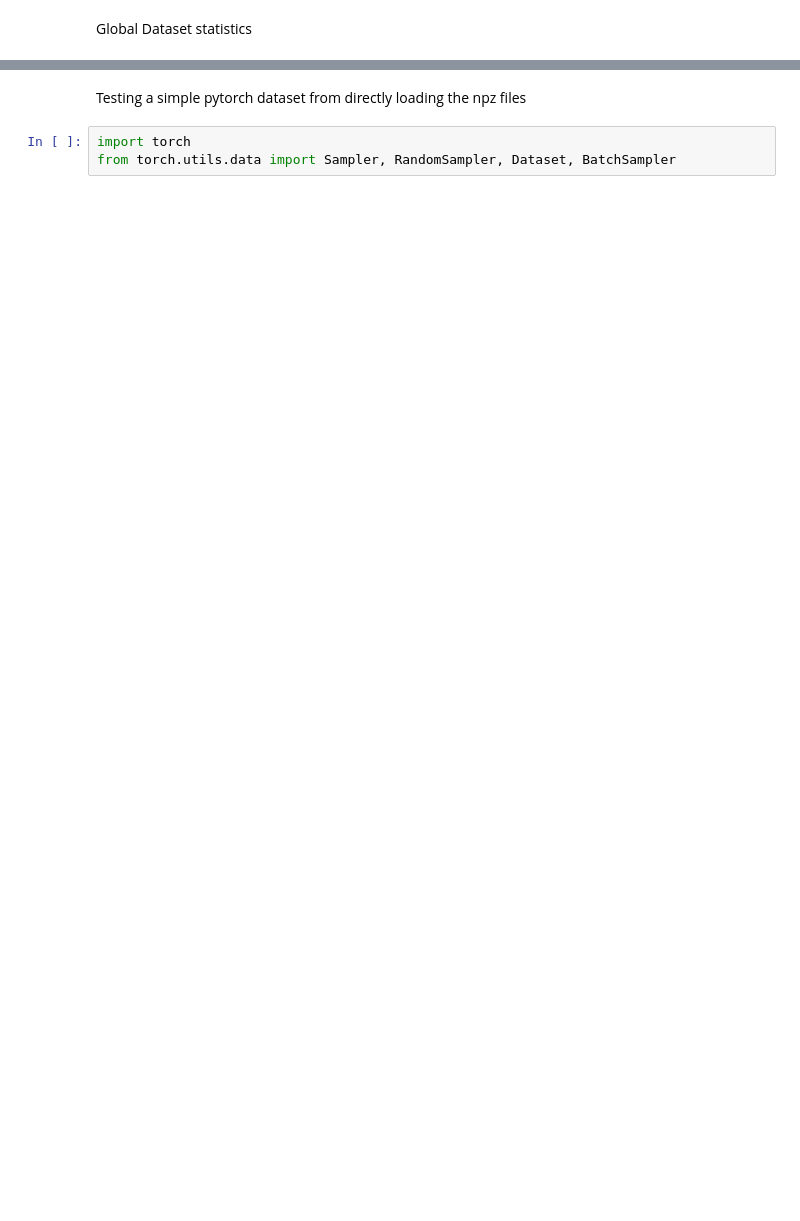
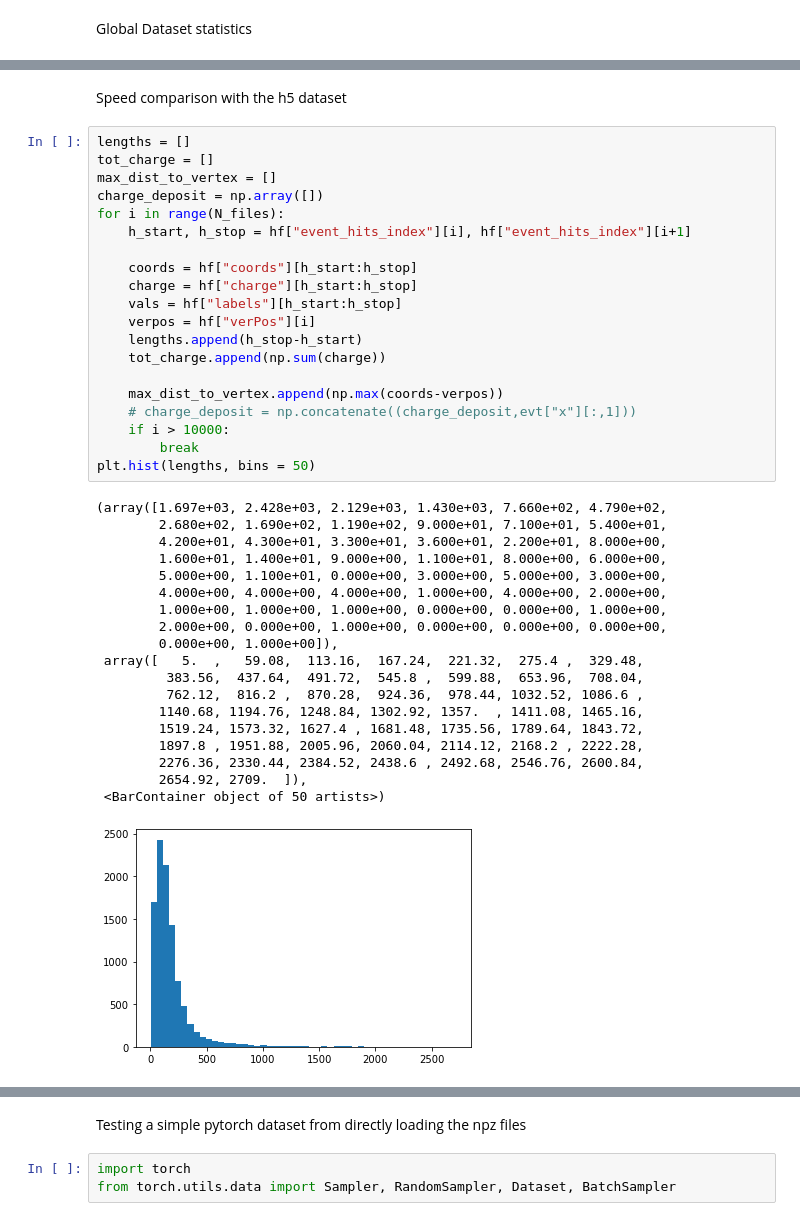
Before and after one commit to AntoineMsy/SemesterProject, a Jupyter notebook: notebooks/sfgd_eda.ipynb, the cells around one changed output, grey strips where cells are left out. Cells and saved outputs as stored; diff of their text form; blank space fills up the shorter version.

```diff
--- a/notebooks/sfgd_eda.ipynb
+++ b/notebooks/sfgd_eda.ipynb
@@ -107,0 +188,42 @@ Global Dataset statistics
+# %% [markdown]
+Speed comparison with the h5 dataset
+# %%
+lengths = []
+tot_charge = []
+max_dist_to_vertex = []
+charge_deposit = np.array([])
+for i in range(N_files):
+    h_start, h_stop = hf["event_hits_index"][i], hf["event_hits_index"][i+1]
+
+    coords = hf["coords"][h_start:h_stop]
+    charge = hf["charge"][h_start:h_stop]
+    vals = hf["labels"][h_start:h_stop]
+    verpos = hf["verPos"][i]
+    lengths.append(h_stop-h_start)
+    tot_charge.append(np.sum(charge))
+
+    max_dist_to_vertex.append(np.max(coords-verpos))
+    # charge_deposit = np.concatenate((charge_deposit,evt["x"][:,1]))
+    if i > 10000:
+        break
+plt.hist(lengths, bins = 50)
+# %% [output]
+(array([1.697e+03, 2.428e+03, 2.129e+03, 1.430e+03, 7.660e+02, 4.790e+02,
+        2.680e+02, 1.690e+02, 1.190e+02, 9.000e+01, 7.100e+01, 5.400e+01,
+        4.200e+01, 4.300e+01, 3.300e+01, 3.600e+01, 2.200e+01, 8.000e+00,
+        1.600e+01, 1.400e+01, 9.000e+00, 1.100e+01, 8.000e+00, 6.000e+00,
+        5.000e+00, 1.100e+01, 0.000e+00, 3.000e+00, 5.000e+00, 3.000e+00,
+        4.000e+00, 4.000e+00, 4.000e+00, 1.000e+00, 4.000e+00, 2.000e+00,
+        1.000e+00, 1.000e+00, 1.000e+00, 0.000e+00, 0.000e+00, 1.000e+00,
+        2.000e+00, 0.000e+00, 1.000e+00, 0.000e+00, 0.000e+00, 0.000e+00,
+        0.000e+00, 1.000e+00]),
+ array([   5.  ,   59.08,  113.16,  167.24,  221.32,  275.4 ,  329.48,
+         383.56,  437.64,  491.72,  545.8 ,  599.88,  653.96,  708.04,
+         762.12,  816.2 ,  870.28,  924.36,  978.44, 1032.52, 1086.6 ,
+        1140.68, 1194.76, 1248.84, 1302.92, 1357.  , 1411.08, 1465.16,
+        1519.24, 1573.32, 1627.4 , 1681.48, 1735.56, 1789.64, 1843.72,
+        1897.8 , 1951.88, 2005.96, 2060.04, 2114.12, 2168.2 , 2222.28,
+        2276.36, 2330.44, 2384.52, 2438.6 , 2492.68, 2546.76, 2600.84,
+        2654.92, 2709.  ]),
+ <BarContainer object of 50 artists>)
+[figure, added]
```
Also changed, not shown: parts of 26 cells of this notebook, 8 other files.
